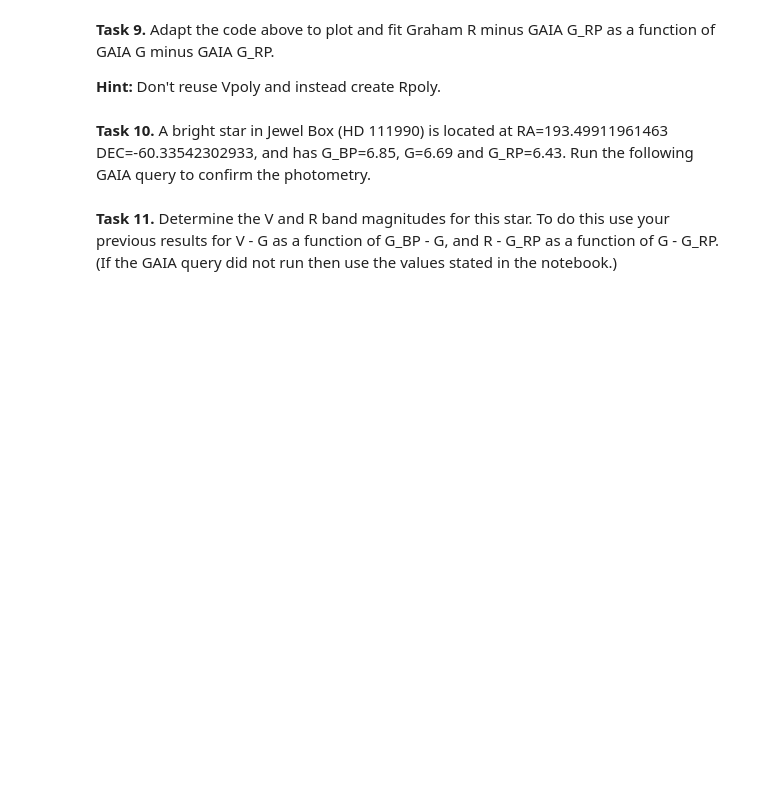
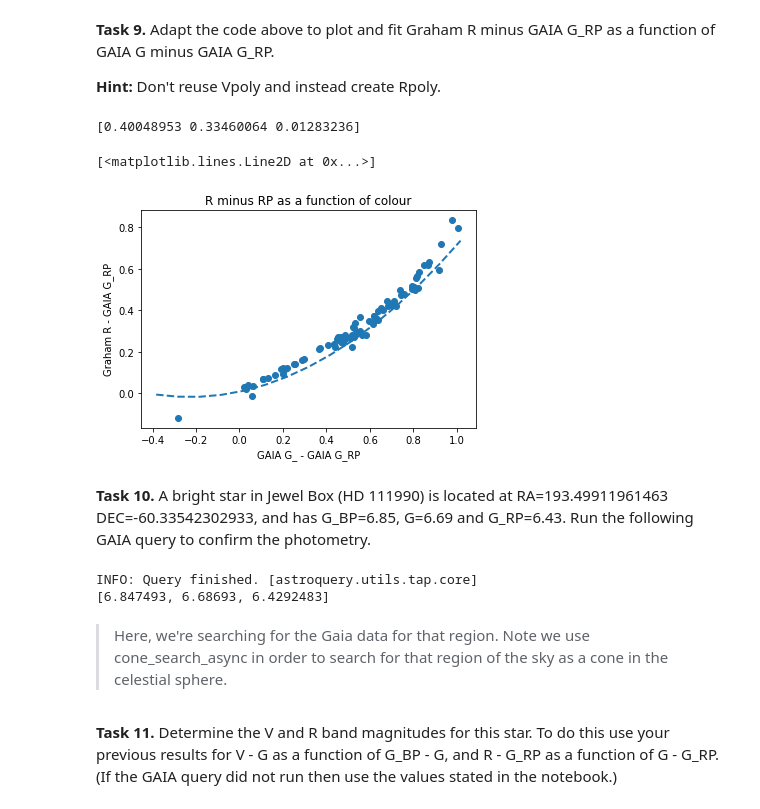
Before and after one commit to cedliang/ASP3231, a Jupyter notebook: Lab_4/ASP3231 Laboratory 4 Calibrated Catalogues.ipynb, the cells around one changed output. Saved outputs shown, nothing was run; the diff lists cells and outputs as text; code cells hidden in the pictures; blank space fills up the shorter version.

```diff
--- a/Lab_4/ASP3231 Laboratory 4 Calibrated Catalogues.ipynb
+++ b/Lab_4/ASP3231 Laboratory 4 Calibrated Catalogues.ipynb
@@ -157,12 +196,13 @@ To use the Graham (1982) standards effectively we need perfectly clear nights, w
 # %%
 def getgaia(gstandards):
     for obj in gstandards:
-        coord = SkyCoord(ra=obj.ra, dec=obj.dec, unit=(u.degree, u.degree), frame='icrs')
+        coord = SkyCoord(ra=obj.ra, dec=obj.dec, unit=(
+            u.degree, u.degree), frame='icrs')
         radius = u.Quantity(0.001, u.deg)
         j = Gaia.cone_search_async(coord, radius)
         r = j.get_results()
-        if len(r)>0:
-            obj.gaiamag[0]=r[0]['phot_bp_mean_mag']
-            obj.gaiamag[1]=r[0]['phot_g_mean_mag']
-            obj.gaiamag[2]=r[0]['phot_rp_mean_mag']
+        if len(r) > 0:
+            obj.gaiamag[0] = r[0]['phot_bp_mean_mag']
+            obj.gaiamag[1] = r[0]['phot_g_mean_mag']
+            obj.gaiamag[2] = r[0]['phot_rp_mean_mag']
     return gstandards
@@ -247,18 +318,62 @@ plt.plot(plx, ply, linestyle='dashed', linewidth=2);
 **Task 9.** Adapt the code above to plot and fit Graham R minus GAIA G_RP as a function of GAIA G minus GAIA G_RP.
 
 **Hint:** Don't reuse Vpoly and instead create Rpoly.
+# %%
+px = []
+py = []
+
+
+for obj in grgaia:
+    if obj.mag[2] > 0.0 and obj.mag[2] < 20.0 \
+        and obj.gaiamag[0] > 0.0 and obj.gaiamag[0] < 20.0 \
+        and obj.gaiamag[1] > 0.0 and obj.gaiamag[1] < 20.0 \
+            and (obj.mag[2]-obj.gaiamag[1])**2 < 2.25:
+        # G minus G_RP. Here, we've selected the different indices corresponding to the correct filter.
+        px.append(obj.gaiamag[1]-obj.gaiamag[2])
+        py.append(obj.mag[3]-obj.gaiamag[2])          # Graham R minus G_RP
+
+
+Rpoly = np.polyfit(px, py, 2)
+print(Rpoly)
+
+
+# Here, I've queried the minimum and maximum values of px in order to produce the domain of our polynomial plot
+plx = np.arange(min(px) - 0.1, max(px) + 0.1, 0.1).tolist()
+ply = []
+for x in plx:
+    ply.append(Vpoly[2]+Vpoly[1]*x+Vpoly[0]*x*x)
+
+plt.title('R minus RP as a function of colour')
+plt.ylabel('Graham R - GAIA G_RP')
+plt.xlabel('GAIA G_ - GAIA G_RP')
+plt.scatter(px, py, marker='o')
+plt.plot(plx, ply, linestyle='dashed', linewidth=2)
+
+# The bulk of this code is adapted from the cell above, but with care taken to ensure that the indices selected are correct.
+# %% [output]
+[0.40048953 0.33460064 0.01283236]
+[<matplotlib.lines.Line2D at 0x...>]
+[figure, added]
 # %% [markdown]
 **Task 10.** A bright star in Jewel Box (HD 111990) is located at RA=193.49911961463 DEC=-60.33542302933, and has G_BP=6.85, G=6.69 and G_RP=6.43. Run the following GAIA query to confirm the photometry.
 # %%
-gmag=[-99.0, -99.0, -99.0]
-coord = SkyCoord(ra=193.49911961463, dec=-60.33542302933, unit=(u.degree, u.degree), frame='icrs')
+gmag = [-99.0, -99.0, -99.0]
+# initialise g magnitudes to values unreasonably bright - as a placeholder
+coord = SkyCoord(ra=193.49911961463, dec=-60.33542302933,
+                 unit=(u.degree, u.degree), frame='icrs')
 radius = u.Quantity(0.001, u.deg)
 j = Gaia.cone_search_async(coord, radius)
+# make the api call
 r = j.get_results()
-if len(r)>0:
-    gmag[0]=r[0]['phot_bp_mean_mag']
-    gmag[1]=r[0]['phot_g_mean_mag']
-    gmag[2]=r[0]['phot_rp_mean_mag']
+if len(r) > 0:
+    gmag[0] = r[0]['phot_bp_mean_mag']
+    gmag[1] = r[0]['phot_g_mean_mag']
+    gmag[2] = r[0]['phot_rp_mean_mag']
     print(gmag)
+# %% [output]
+INFO: Query finished. [astroquery.utils.tap.core]
+[6.847493, 6.68693, 6.4292483]
+# %% [markdown]
+> Here, we're searching for the Gaia data for that region. Note we use cone_search_async in order to search for that region of the sky as a cone in the celestial sphere.
 # %% [markdown]
 **Task 11.** Determine the V and R band magnitudes for this star. To do this use your previous results for V - G as a function of G_BP - G, and R - G_RP as a function of G - G_RP. (If the GAIA query did not run then use the values stated in the notebook.)
```
Also changed, not shown: parts of 44 cells of this notebook, 1 other file.
